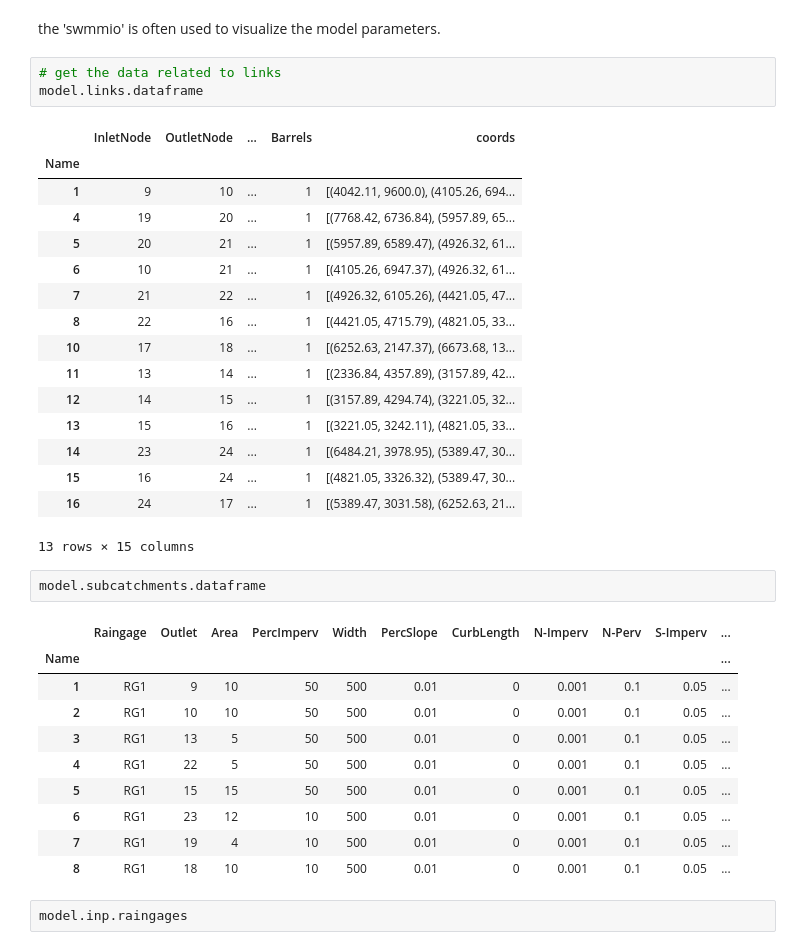
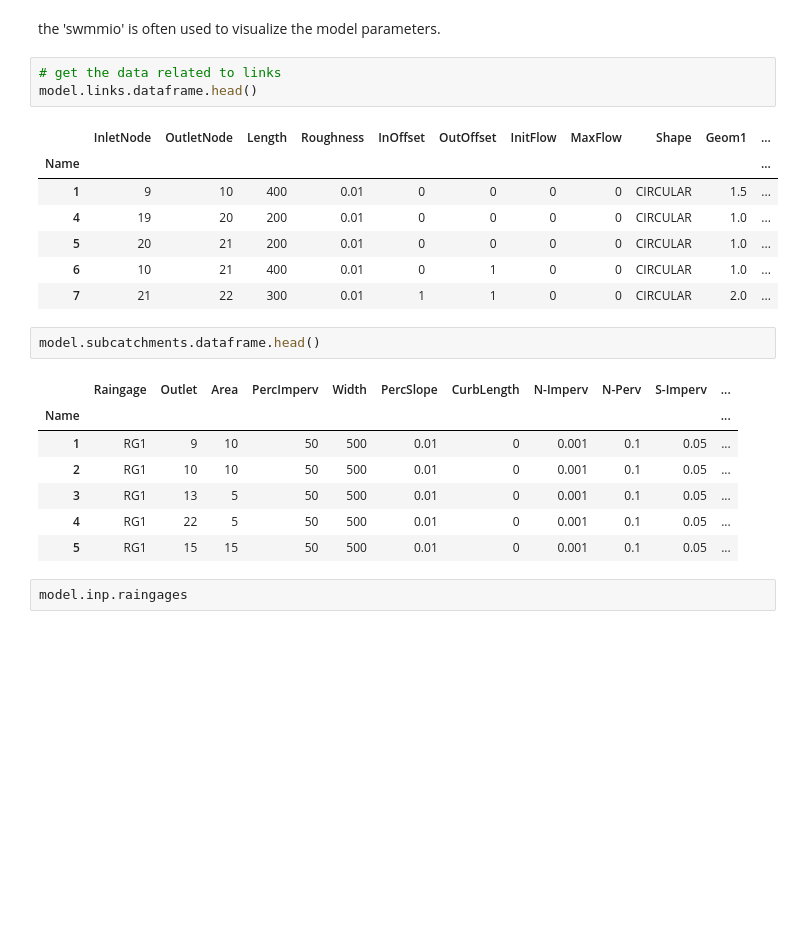
Before and after one commit to XudongF/CIE500_XF, a Jupyter notebook: week7/basic_demo_drainage.ipynb, the cells around one changed output. Cells and saved outputs as stored; diff of their text form; blank space fills up the shorter version.

```diff
--- a/week7/basic_demo_drainage.ipynb
+++ b/week7/basic_demo_drainage.ipynb
@@ -24,26 +22,17 @@ model.summary
 the 'swmmio' is often used to visualize the model parameters.
 # %%
 # get the data related to links
-model.links.dataframe
+model.links.dataframe.head()
 # %% [output]
-|  | InletNode | OutletNode | ... | Barrels | coords |
-| Name |  |  |  |  |  |
-| 1 | 9 | 10 | ... | 1 | [(4042.11, 9600.0), (4105.26, 694... |
-| 4 | 19 | 20 | ... | 1 | [(7768.42, 6736.84), (5957.89, 65... |
-| 5 | 20 | 21 | ... | 1 | [(5957.89, 6589.47), (4926.32, 61... |
-| 6 | 10 | 21 | ... | 1 | [(4105.26, 6947.37), (4926.32, 61... |
-| 7 | 21 | 22 | ... | 1 | [(4926.32, 6105.26), (4421.05, 47... |
-| 8 | 22 | 16 | ... | 1 | [(4421.05, 4715.79), (4821.05, 33... |
-| 10 | 17 | 18 | ... | 1 | [(6252.63, 2147.37), (6673.68, 13... |
-| 11 | 13 | 14 | ... | 1 | [(2336.84, 4357.89), (3157.89, 42... |
-| 12 | 14 | 15 | ... | 1 | [(3157.89, 4294.74), (3221.05, 32... |
-| 13 | 15 | 16 | ... | 1 | [(3221.05, 3242.11), (4821.05, 33... |
-| 14 | 23 | 24 | ... | 1 | [(6484.21, 3978.95), (5389.47, 30... |
-| 15 | 16 | 24 | ... | 1 | [(4821.05, 3326.32), (5389.47, 30... |
-| 16 | 24 | 17 | ... | 1 | [(5389.47, 3031.58), (6252.63, 21... |
+|  | InletNode | OutletNode | Length | Roughness | InOffset | OutOffset | InitFlow | MaxFlow | Shape | Geom1 | ... |
+| Name |  |  |  |  |  |  |  |  |  |  | ... |
+| 1 | 9 | 10 | 400 | 0.01 | 0 | 0 | 0 | 0 | CIRCULAR | 1.5 | ... |
+| 4 | 19 | 20 | 200 | 0.01 | 0 | 0 | 0 | 0 | CIRCULAR | 1.0 | ... |
+| 5 | 20 | 21 | 200 | 0.01 | 0 | 0 | 0 | 0 | CIRCULAR | 1.0 | ... |
+| 6 | 10 | 21 | 400 | 0.01 | 0 | 1 | 0 | 0 | CIRCULAR | 1.0 | ... |
+| 7 | 21 | 22 | 300 | 0.01 | 1 | 1 | 0 | 0 | CIRCULAR | 2.0 | ... |
-13 rows × 15 columns
 # %%
-model.subcatchments.dataframe
+model.subcatchments.dataframe.head()
 # %% [output]
 |  | Raingage | Outlet | Area | PercImperv | Width | PercSlope | CurbLength | N-Imperv | N-Perv | S-Imperv | ... |
 | Name |  |  |  |  |  |  |  |  |  |  | ... |
@@ -52,9 +41,6 @@ model.subcatchments.dataframe
 | 3 | RG1 | 13 | 5 | 50 | 500 | 0.01 | 0 | 0.001 | 0.1 | 0.05 | ... |
 | 4 | RG1 | 22 | 5 | 50 | 500 | 0.01 | 0 | 0.001 | 0.1 | 0.05 | ... |
 | 5 | RG1 | 15 | 15 | 50 | 500 | 0.01 | 0 | 0.001 | 0.1 | 0.05 | ... |
-| 6 | RG1 | 23 | 12 | 10 | 500 | 0.01 | 0 | 0.001 | 0.1 | 0.05 | ... |
-| 7 | RG1 | 19 | 4 | 10 | 500 | 0.01 | 0 | 0.001 | 0.1 | 0.05 | ... |
-| 8 | RG1 | 18 | 10 | 10 | 500 | 0.01 | 0 | 0.001 | 0.1 | 0.05 | ... |
 # %%
 model.inp.raingages
 # %% [output]
```
Also changed, not shown: parts of 2 cells of this notebook.
